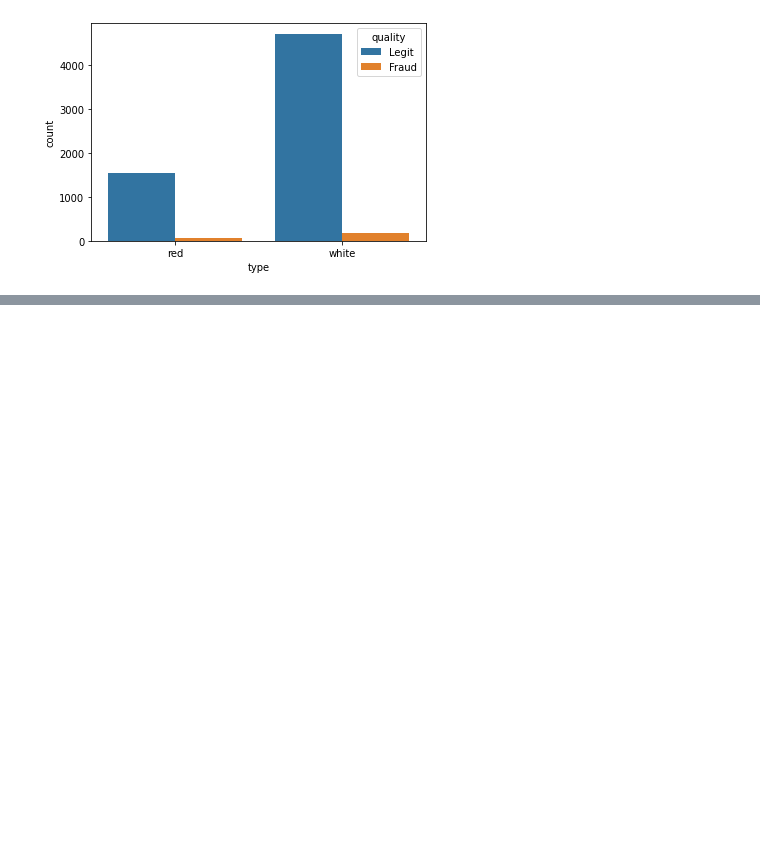
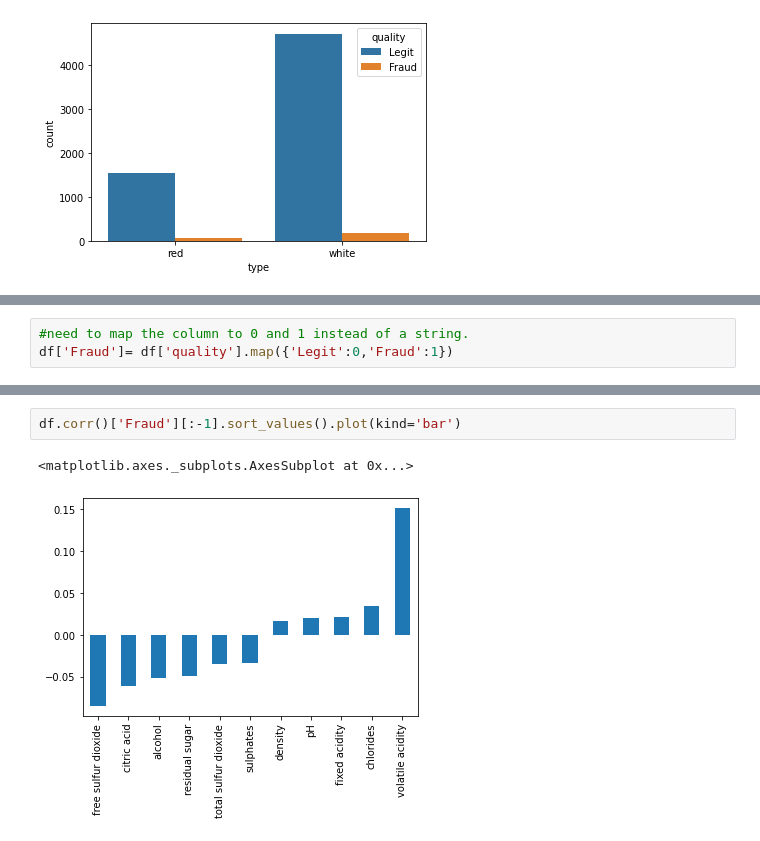
Before and after one commit to himanshutyagi2020/Tensorflow, a Jupyter notebook: Wine_dataset_SVM.ipynb, the cells around one changed output, grey strips where cells are left out. Cells and saved outputs as stored; diff of their text form; blank space fills up the shorter version.

```diff
--- a/Wine_dataset_SVM.ipynb
+++ b/Wine_dataset_SVM.ipynb
@@ -114,0 +163,3 @@ sns.countplot(x='type',data=df,hue='quality')
+# %%
+#need to map the column to 0 and 1 instead of a string.
+df['Fraud']= df['quality'].map({'Legit':0,'Fraud':1})
@@ -114,0 +182,5 @@ sns.countplot(x='type',data=df,hue='quality')
+# %%
+df.corr()['Fraud'][:-1].sort_values().plot(kind='bar')
+# %% [output]
+<matplotlib.axes._subplots.AxesSubplot at 0x...>
+[figure, added]
```
Also changed, not shown: parts of 14 cells of this notebook.
